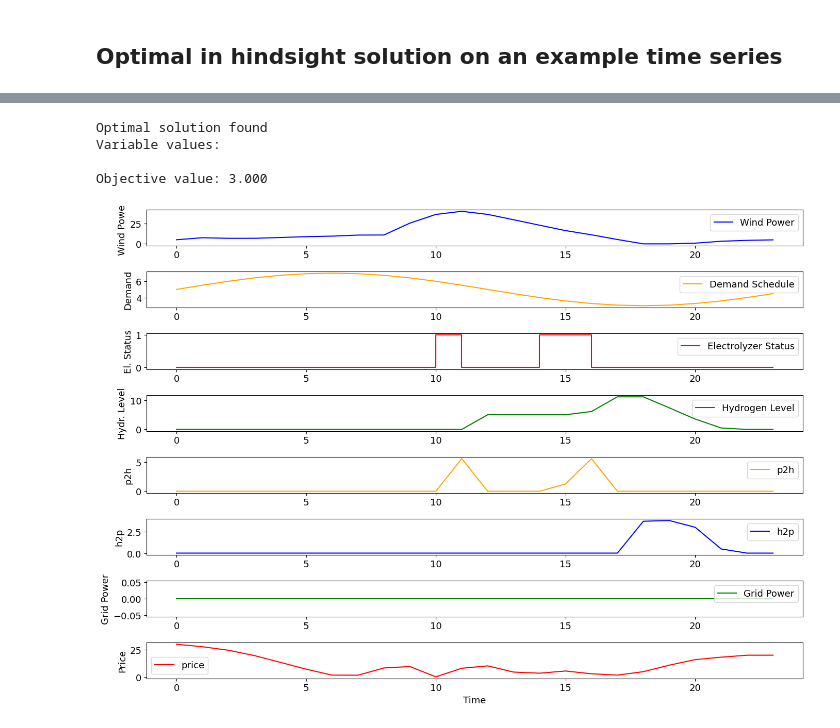
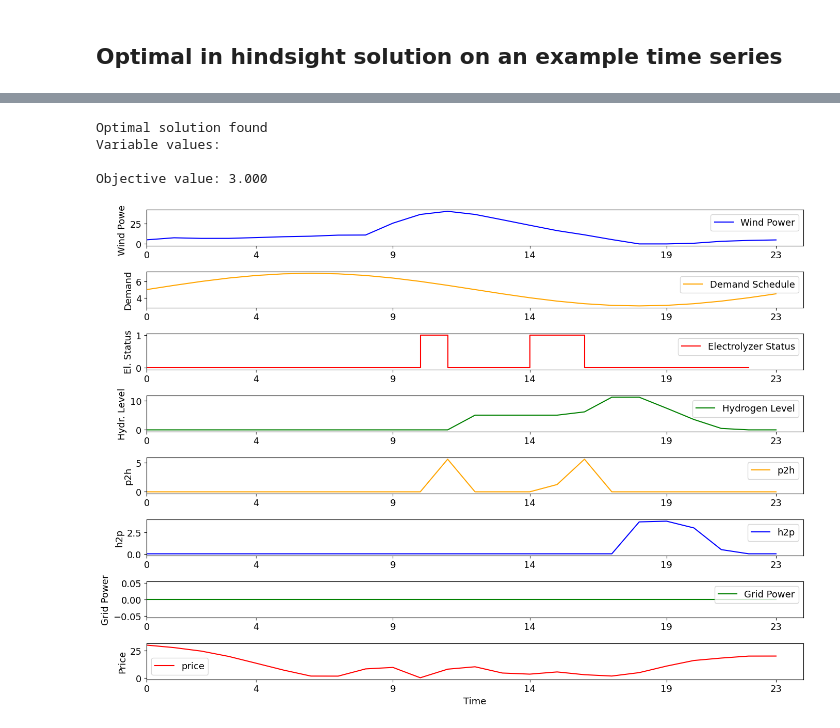
Before and after one commit to PK1725/02435_DMUU, a Jupyter notebook: assignment_A/task_0.ipynb, the cells around one changed output, grey strips where cells are left out. Cells and saved outputs as stored; diff of their text form; code cells hidden in the pictures.

```diff
--- a/assignment_A/task_0.ipynb
+++ b/assignment_A/task_0.ipynb
@@ -94,7 +94,7 @@ if results.solver.termination_condition == TerminationCondition.optimal:
 else:
     print("No optimal solution found.")
 
-times = range(T)
+times = range(1,T+1)
 wind_trajectory = selected_winds
 price_trajectory = selected_prices
 
@@ -112,7 +112,7 @@ plt.ylabel("Demand")
 plt.legend()
 
 plt.subplot(8, 1, 3)
-plt.step(times, e_on_values[1:]+ [e_on_values[-1]], label="Electrolyzer Status", color="red", where="post")
+plt.step(times[:-1], e_on_values[1:], label="Electrolyzer Status", color="red", where="post")
 plt.ylabel("El. Status")
 plt.legend()
 
@@ -144,7 +144,17 @@ plt.subplot(8, 1, 8)
 plt.plot(times, price_trajectory, label="price", color="red")
 plt.ylabel("Price")
 plt.xlabel("Time")
-plt.legend()
+
+plt.legend(loc="upper right")
+
+
+
+for i in range(1,9):
+    plt.subplot(8, 1, i)
+    plt.xlim(1,T)
+    plt.xticks([times[0]] + list(times[4::5]) + [times[-1]])
+
+
 
 plt.tight_layout()
 plt.savefig("figures/task_0_1.pdf", format="pdf", bbox_inches="tight")
@@ -194,7 +204,7 @@ plt.ylabel("Demand")
 plt.legend()
 
 plt.subplot(8, 1, 3)
-plt.step(times, e_on_values[1:]+ [e_on_values[-1]], label="Electrolyzer Status", color="red", where="post")
+plt.step(times[:-1], e_on_values[1:], label="Electrolyzer Status", color="red", where="post")
 plt.ylabel("El. Status")
 plt.legend()
 
@@ -208,32 +218,38 @@ plt.legend()
 plt.subplot(8, 1, 5)
 plt.plot(times, e_p2h_values, label="p2h", color="orange")
 plt.ylabel("p2h")
 plt.legend()
 
 
 plt.subplot(8, 1, 6)
 plt.plot(times, e_h2p_values, label="h2p", color="blue")
 plt.ylabel("h2p")
 plt.legend()
 
 
 plt.subplot(8, 1, 7)
 plt.plot(times, p_grid_values, label="Grid Power", color="green")
 plt.ylabel("Grid Power")
-plt.legend()
+plt.legend(loc="upper right")
 
 plt.subplot(8, 1, 8)
 plt.plot(times, price_trajectory, label="price", color="red")
 plt.ylabel("Price")
 plt.xlabel("Time")
 plt.legend()
 
+for i in range(1,9):
+    plt.subplot(8, 1, i)
+    plt.xlim(1,T)
+    plt.xticks([times[0]] + list(times[4::5]) + [times[-1]])
+
+
 plt.tight_layout()
 plt.savefig("figures/task_0_2.pdf", format="pdf", bbox_inches="tight")
 plt.show()
 # %% [output]
 Optimal solution found
 Variable values:
 
 Objective value: 3.000
-[figure, old version]
+[figure, new version]
```
Also changed, not shown: parts of 1 cell of this notebook, 8 other files.
